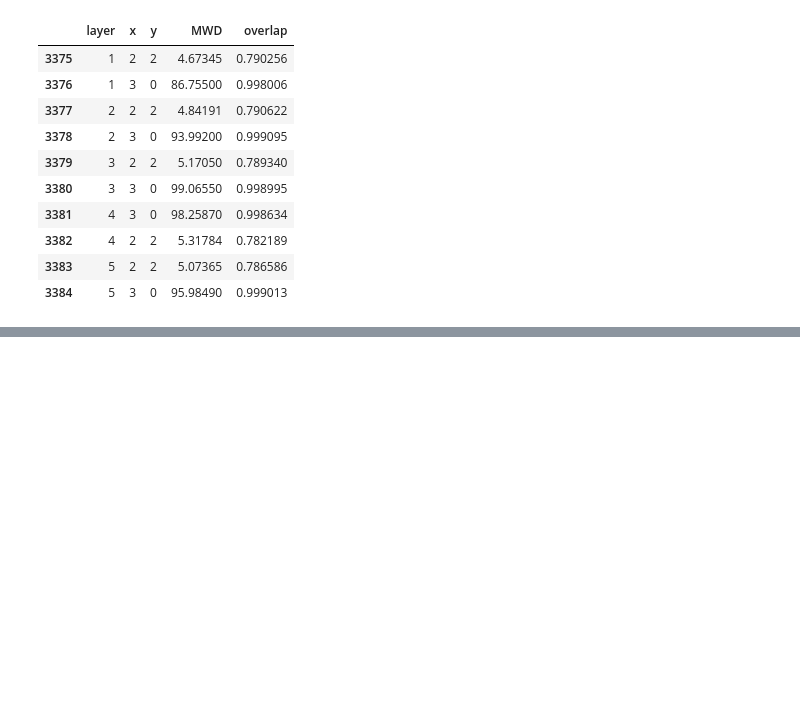
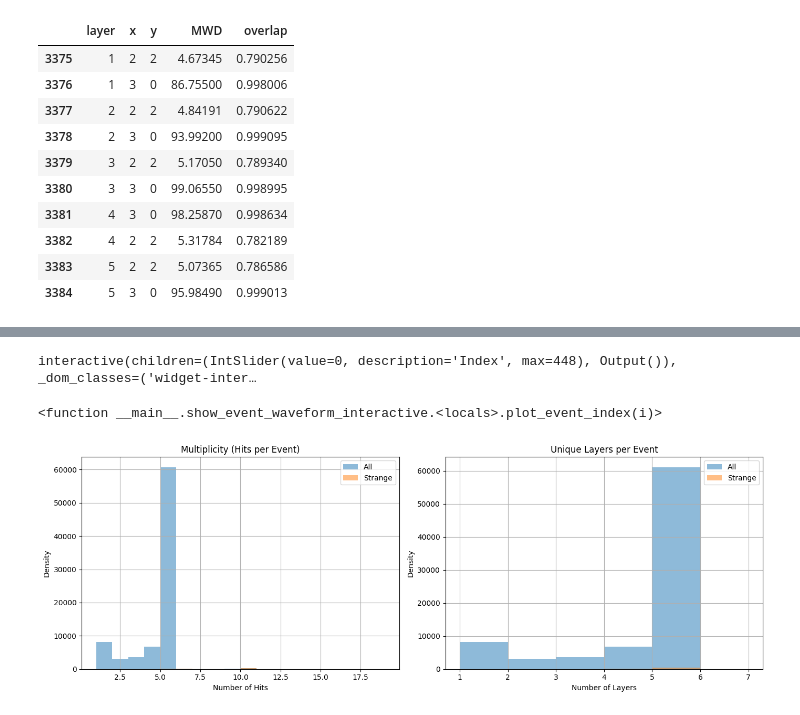
Before and after one commit to wimmer-k/MLwaves, a Jupyter notebook: notebooks/find_strange.ipynb, the cells around one changed output, grey strips where cells are left out. Drawn from its saved outputs; the diff is of its cells as text; code cells hidden in the pictures; blank space fills up the shorter version.

```diff
--- a/notebooks/find_strange.ipynb
+++ b/notebooks/find_strange.ipynb
@@ -171,0 +313,52 @@ Event 4841 has 10 hits:
+# %%
+show_event_waveform_interactive(df, wf, strange_event_ids)
+# %% [output]
+interactive(children=(IntSlider(value=0, description='Index', max=448), Output()), _dom_classes=('widget-inter…
+<function __main__.show_event_waveform_interactive.<locals>.plot_event_index(i)>
+# %%
+def compute_event_topology(df, event_ids=None):
+    if event_ids is not None:
+        df = df[df['event_ID'].isin(event_ids)]
+
+    grouped = df.groupby('event_ID')
+
+    event_summary = grouped.agg(
+        multiplicity=('layer', 'count'),
+        n_layers=('layer', lambda x: len(set(x))),
+        n_coords=('x', lambda x: len(set(zip(x, df.loc[x.index, 'y']))))
+    )
+
+    return event_summary
+# %%
+def plot_topology_comparison(summary_all, summary_strange, density=False):
+    fig, axs = plt.subplots(1, 2, figsize=(14, 5))
+
+    axs[0].hist(summary_all['multiplicity'], bins=range(1, 20), alpha=0.5, label='All', density=density)
+    axs[0].hist(summary_strange['multiplicity'], bins=range(1, 20), alpha=0.5, label='Strange', density=density)
+    axs[0].set_title("Multiplicity (Hits per Event)")
+    axs[0].set_xlabel("Number of Hits")
+    axs[0].set_ylabel("Density")
+    axs[0].legend()
+    axs[0].grid(True)
+
+    axs[1].hist(summary_all['n_layers'], bins=range(1, 8), alpha=0.5, label='All', density=density)
+    axs[1].hist(summary_strange['n_layers'], bins=range(1, 8), alpha=0.5, label='Strange', density=density)
+    axs[1].set_title("Unique Layers per Event")
+    axs[1].set_xlabel("Number of Layers")
+    axs[1].set_ylabel("Density")
+    axs[1].legend()
+    axs[1].grid(True)
+
+    plt.tight_layout()
+    plt.show()
+# %%
+# Compute topology for all events
+summary_all = compute_event_topology(df)
+
+# Compute topology only for strange events
+summary_strange = compute_event_topology(df, strange_event_ids)
+
+# Plot comparison
+plot_topology_comparison(summary_all, summary_strange)
+# %% [output]
+[figure, added]
```
Also changed, not shown: parts of 7 cells of this notebook.
